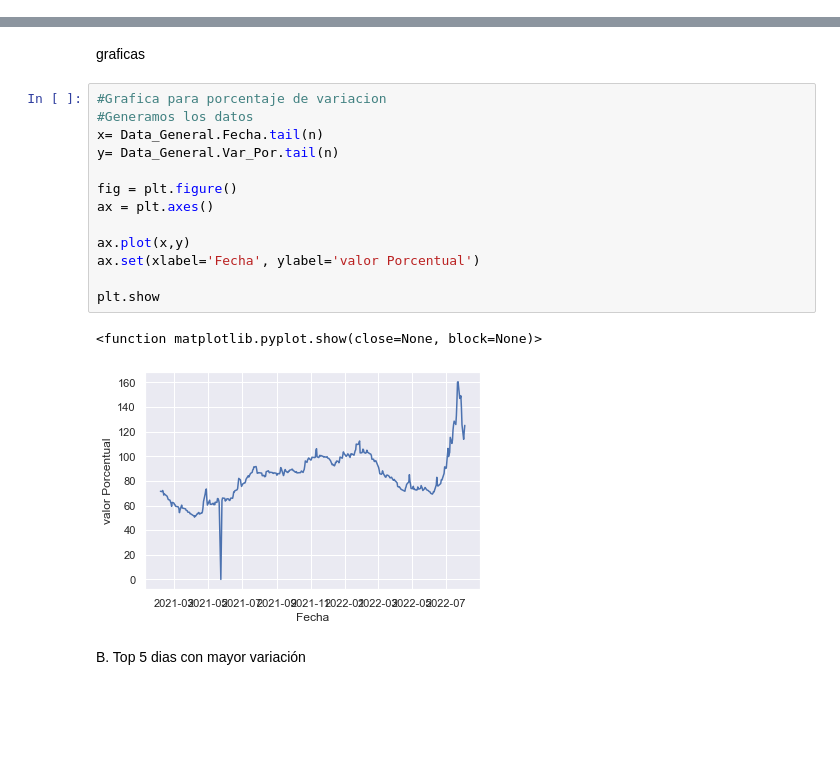
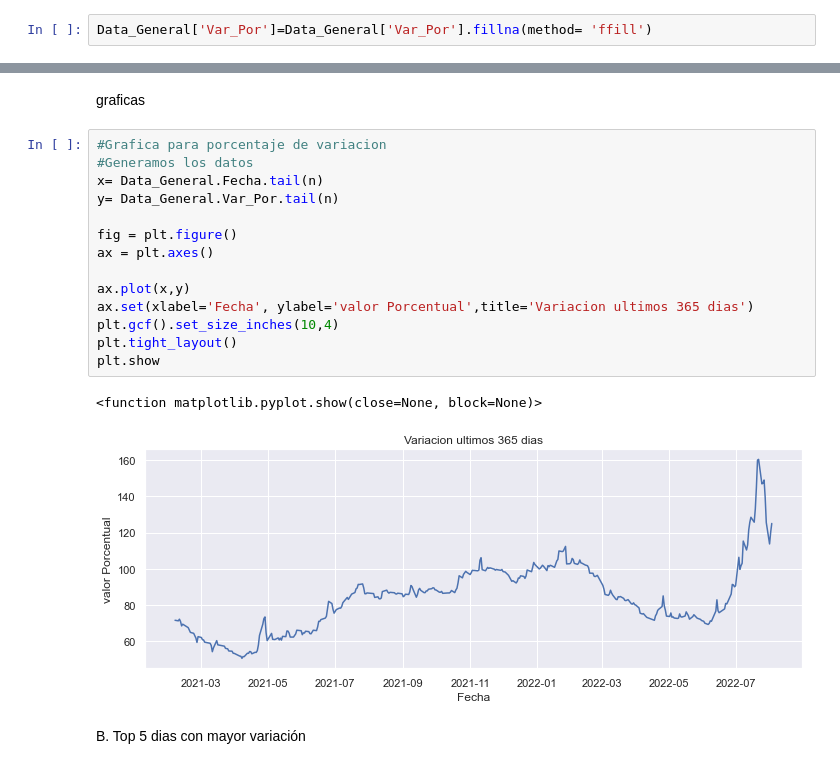
Before and after one commit to jeanApi/Proyecto_DolarBlue-DolarOficial, a Jupyter notebook: PI.ipynb, the cells around one changed output, grey strips where cells are left out. Drawn from its saved outputs; the diff is of its cells as text; blank space fills up the shorter version.

```diff
--- a/PI.ipynb
+++ b/PI.ipynb
@@ -84,6 +85,8 @@ dtypes: datetime64[ns](1), float64(3), object(2)
 memory usage: 304.8+ KB
 # %% [markdown]
 Sustituciuon de valores faltantes en el DataFrame
+# %%
+Data_General['Var_Por']=Data_General['Var_Por'].fillna(method= 'ffill')
 # %%
 values = {'Usd_blue': 0 ,'Usd_oficial':0,'Var_Por':0} # reemplazo de los valores faltantes de tipo flotante por cero
 Data_General=Data_General.fillna(value=values)
@@ -222,19 +225,20 @@ graficas
 # %%
 #Grafica para porcentaje de variacion
 #Generamos los datos
 x= Data_General.Fecha.tail(n)
 y= Data_General.Var_Por.tail(n)
 
 fig = plt.figure()
 ax = plt.axes()
 
 ax.plot(x,y)
-ax.set(xlabel='Fecha', ylabel='valor Porcentual')
-
+ax.set(xlabel='Fecha', ylabel='valor Porcentual',title='Variacion ultimos 365 dias')
+plt.gcf().set_size_inches(10,4)
+plt.tight_layout()
 plt.show
 # %% [output]
 <function matplotlib.pyplot.show(close=None, block=None)>
-[figure, old version]
+[figure, new version]
 # %% [markdown]
 B. Top 5 dias con mayor variación
 # %%
```
Also changed, not shown: parts of 28 cells of this notebook, 1 other file.
